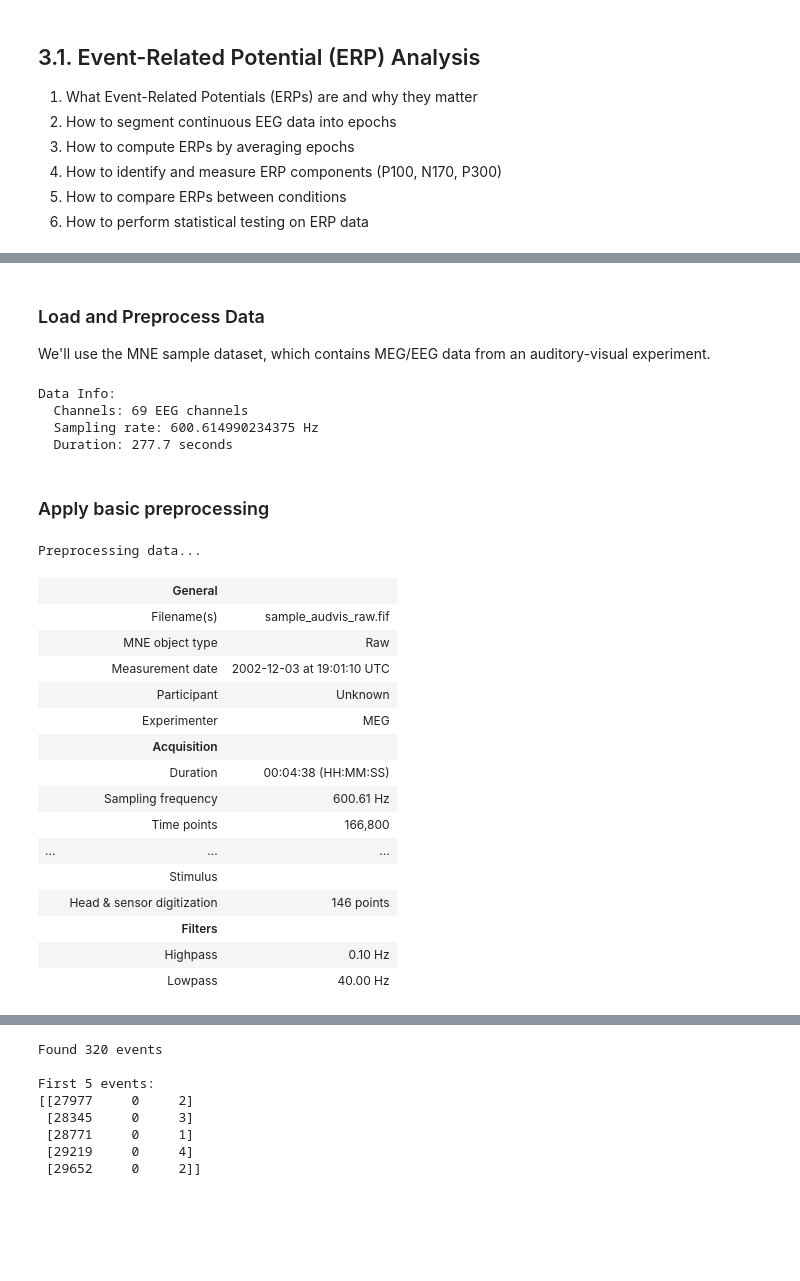
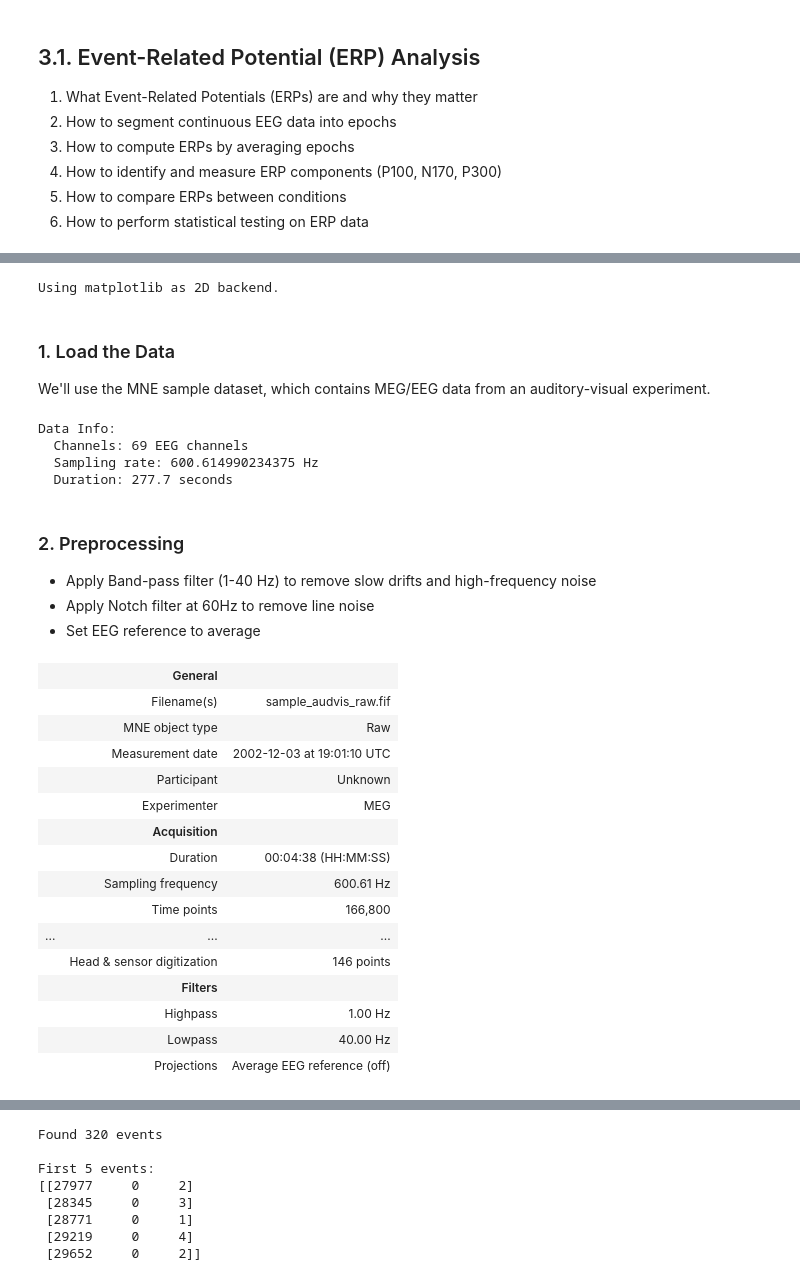
Before and after one commit to yibeisita/neuro-ai-playground, a Jupyter notebook: tutorials/03_time_domain/01_erp_analysis.ipynb, the cells around one changed output, grey strips where cells are left out. Drawn from its saved outputs; the diff is of its cells as text; code cells hidden in the pictures; blank space fills up the shorter version.

```diff
--- a/tutorials/03_time_domain/01_erp_analysis.ipynb
+++ b/tutorials/03_time_domain/01_erp_analysis.ipynb
@@ -29,71 +31,62 @@ import pandas as pd
 import matplotlib.pyplot as plt
 import seaborn as sns
 from pathlib import Path
+from scipy import stats
 
-import sys
-sys.path.append("../../")
-
-from neurolib.eeg_meg.io import load_meg_sample
-from neurolib.eeg_meg.preprocessing import preprocess_raw
-from neurolib.eeg_meg.visualization import plot_events_timeline, plot_meg_topomap
-from neurolib.eeg_meg.analysis import (
-    create_epochs,
-    compute_erp,
-    compare_erps,
-    find_peak_latency,
-    compute_contrast,
-    permutation_cluster_test,
-    plot_erp_components,
-    extract_erp_features,
-    extract_cluster_time_window
-)
+# Setup plotting backend
+%matplotlib inline
+mne.set_config('MNE_BROWSER_BACKEND', 'matplotlib', set_env=True)
+# %% [output]
+Using matplotlib as 2D backend.
 # %%
 sns.set_style('whitegrid')
 plt.rcParams['figure.figsize'] = (12, 6)
 mne.set_log_level('WARNING')
 # %% [markdown]
-### Load and Preprocess Data
+### 1. Load the Data
 We'll use the MNE sample dataset, which contains MEG/EEG data from an auditory-visual experiment.
-# %%
-raw = load_meg_sample()
-# Keep only EEG channels
-raw = raw.pick_types(meg=False, eeg=True, eog=True, stim=True)
-print(f"Data Info:")
-print(f"  Channels: {len(raw.ch_names)} EEG channels")
-print(f"  Sampling rate: {raw.info['sfreq']} Hz")
-print(f"  Duration: {raw.times[-1]:.1f} seconds")
-# %% [output]
-Data Info:
-  Channels: 69 EEG channels
-  Sampling rate: 600.614990234375 Hz
-  Duration: 277.7 seconds
+# %%
+# Using the MNE sample dataset directly
+data_path = mne.datasets.sample.data_path()
+raw_fname = data_path / "MEG" / "sample" / "sample_audvis_raw.fif"
+raw = mne.io.read_raw_fif(raw_fname, preload=True)
+# %%
+# Keep only EEG channels for this analysis
+raw.pick_types(meg=False, eeg=True, eog=True, stim=True)
+
+print(f"Data Info:")
+print(f"  Channels: {len(raw.ch_names)} EEG channels")
+print(f"  Sampling rate: {raw.info['sfreq']} Hz")
+print(f"  Duration: {raw.times[-1]:.1f} seconds")
+# %% [output]
+Data Info:
+  Channels: 69 EEG channels
+  Sampling rate: 600.614990234375 Hz
+  Duration: 277.7 seconds
 # %% [markdown]
-### Apply basic preprocessing
+### 2. Preprocessing
+- Apply Band-pass filter (1-40 Hz) to remove slow drifts and high-frequency noise
+- Apply Notch filter at 60Hz to remove line noise
+- Set EEG reference to average
 # %%
-print("Preprocessing data...")
-raw_clean = preprocess_raw(
-    raw,
-    filter_params={'l_freq': 0.1, 'h_freq': 40},  # Bandpass filter
-    resample_freq=None,  # Keep original sampling rate
-    apply_ica=False  # Skip ICA for speed
-)
-raw_clean
+raw.filter(l_freq=1.0, h_freq=40.0)
+raw.notch_filter(freqs=60.0)
+raw.set_eeg_reference('average', projection=True)
 # %% [output]
-Preprocessing data...
 |  | General |  |
 |  | Filename(s) | sample_audvis_raw.fif |
 |  | MNE object type | Raw |
 |  | Measurement date | 2002-12-03 at 19:01:10 UTC |
 |  | Participant | Unknown |
 |  | Experimenter | MEG |
 |  | Acquisition |  |
 |  | Duration | 00:04:38 (HH:MM:SS) |
 |  | Sampling frequency | 600.61 Hz |
 |  | Time points | 166,800 |
 | ... | ... | ... |
-|  | Stimulus |  |
 |  | Head & sensor digitization | 146 points |
 |  | Filters |  |
-|  | Highpass | 0.10 Hz |
+|  | Highpass | 1.00 Hz |
 |  | Lowpass | 40.00 Hz |
+|  | Projections | Average EEG reference (off) |
 # %% [markdown]
```
Also changed, not shown: parts of 47 cells of this notebook, 1 other file.
